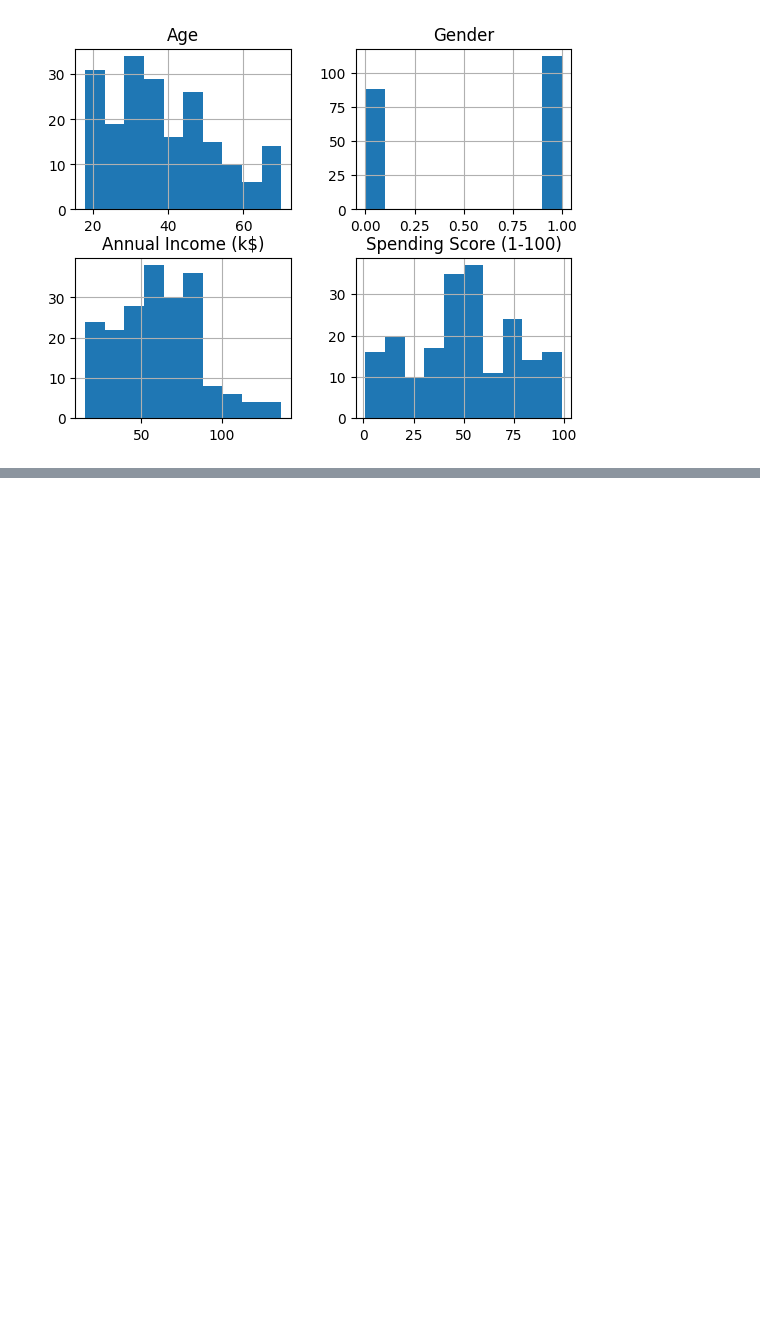
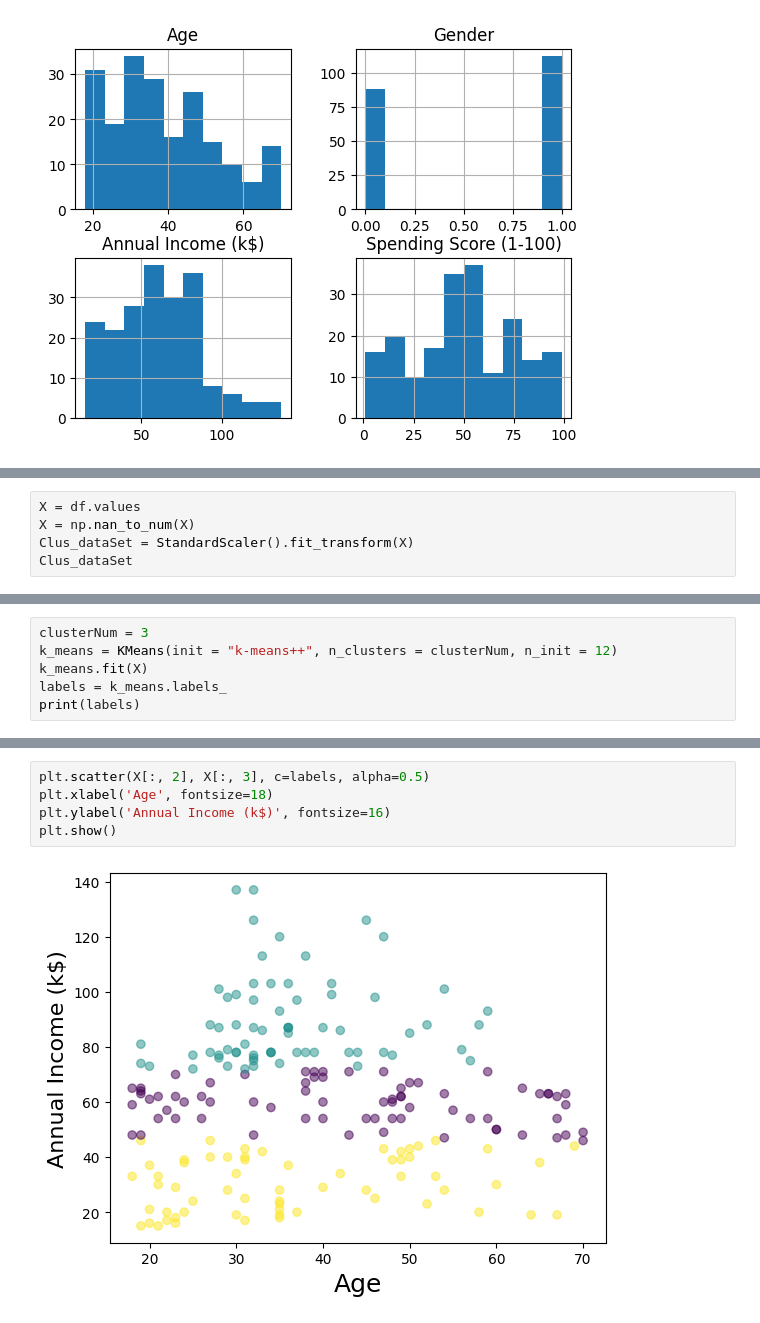
Before and after one commit to suicideland/Maktabkhooneh-Machine-Learning-with-Python, a Jupyter notebook: Season-4/Clustering.ipynb, the cells around one changed output, grey strips where cells are left out. Saved outputs shown, nothing was run; the diff lists cells and outputs as text; blank space fills up the shorter version.

```diff
--- a/Season-4/Clustering.ipynb
+++ b/Season-4/Clustering.ipynb
@@ -64,0 +92,5 @@ plt.show()
+# %%
+X = df.values
+X = np.nan_to_num(X)
+Clus_dataSet = StandardScaler().fit_transform(X)
+Clus_dataSet
@@ -64,0 +113,6 @@ plt.show()
+# %%
+clusterNum = 3
+k_means = KMeans(init = "k-means++", n_clusters = clusterNum, n_init = 12)
+k_means.fit(X)
+labels = k_means.labels_
+print(labels)
@@ -64,0 +146,7 @@ plt.show()
+# %%
+plt.scatter(X[:, 2], X[:, 3], c=labels, alpha=0.5)
+plt.xlabel('Age', fontsize=18)
+plt.ylabel('Annual Income (k$)', fontsize=16)
+plt.show()
+# %% [output]
+[figure, added]
```
Also changed, not shown: parts of 13 cells of this notebook.
